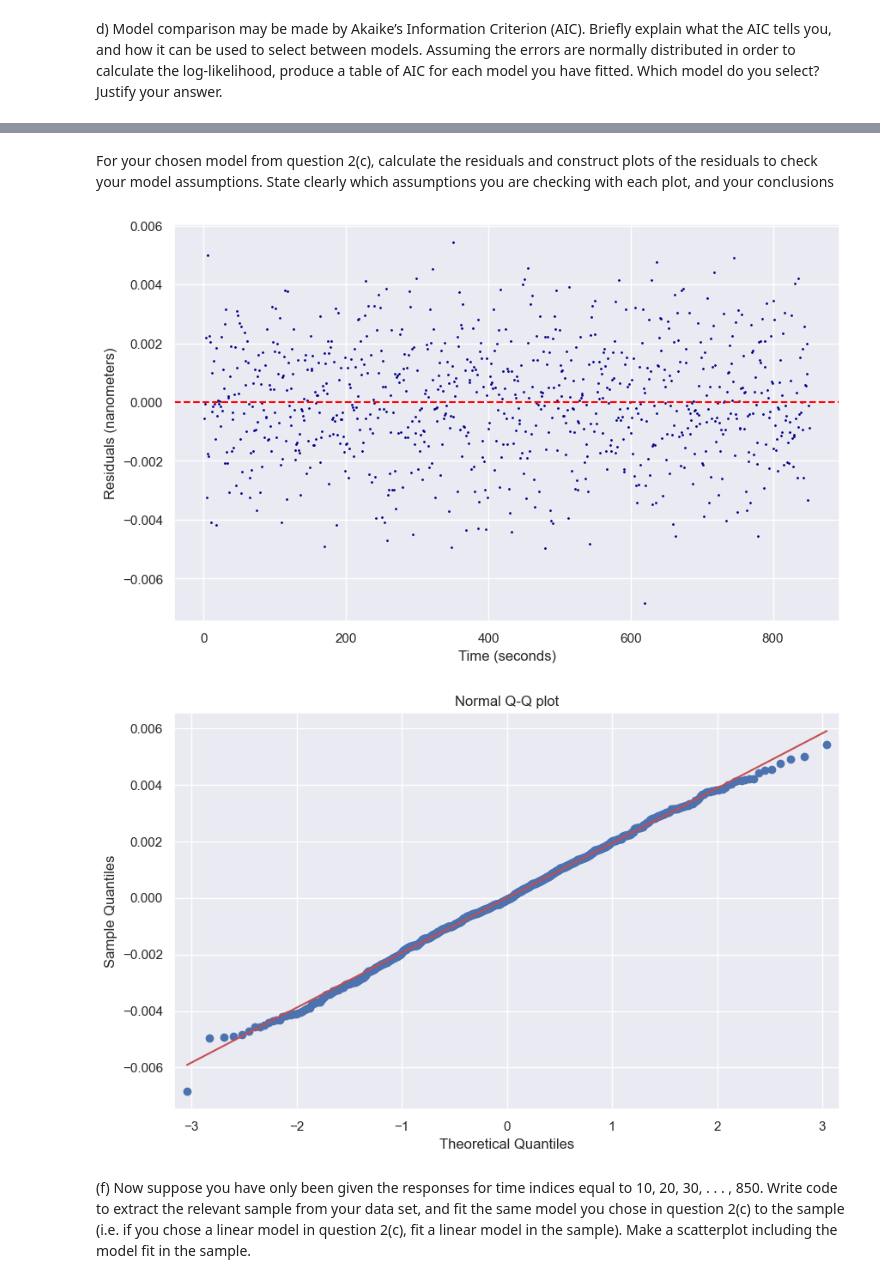
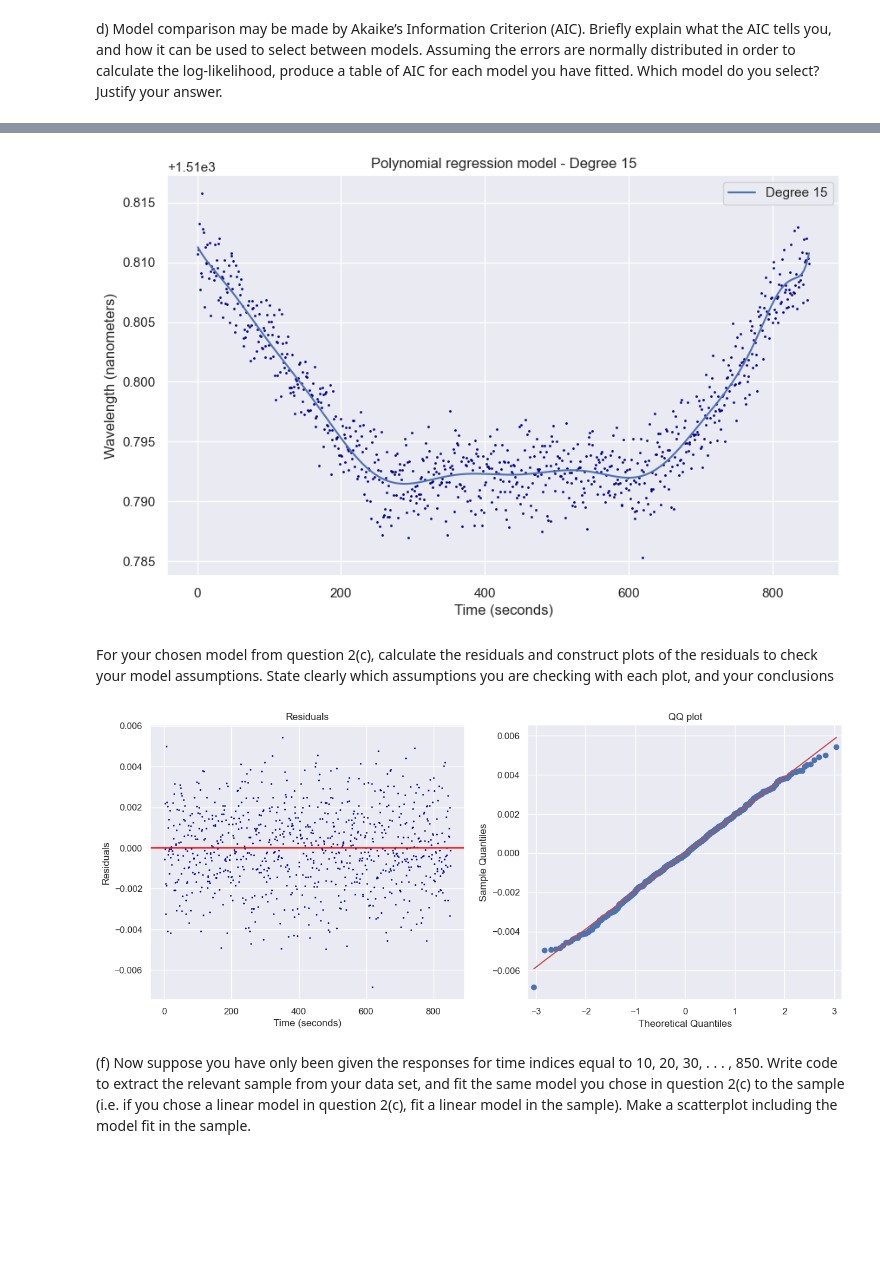
Before and after one commit to imrankhan37/Stats_Coursework, a Jupyter notebook: Task 1.ipynb, the cells around one changed output, grey strips where cells are left out. Drawn from its saved outputs; the diff is of its cells as text; code cells hidden in the pictures; blank space fills up the shorter version.

```diff
--- a/Task 1.ipynb
+++ b/Task 1.ipynb
@@ -43,0 +64,18 @@ for bi in range(len(nbins)):
+# %%
+n = len(wavelength)
+# take the cube root of n to get the number of bins
+nbins = 2 * (np.cbrt(n).astype(int))
+
+figure = plt.figure(figsize=(7, 5))
+
+sns.histplot(wavelength,
+                bins=nbins,
+                color='darkblue',
+                edgecolor='black')
+
+plt.xlabel('Wavelength (nanometres)', fontsize=14)
+plt.ylabel('Relative frequency', fontsize=14)
+
+plt.title('Histogram with {} bins'.format(nbins))
+
+plt.show()
@@ -277,3 +394,33 @@ aic_df[aic_df['aic'] == aic_df['aic'].min()]
+# %%
+
+degree = aic_df[aic_df['aic'] == aic_df['aic'].min()]['degree'].values[0]
+poly = PolynomialFeatures(degree=degree)
+
+# Transform the time data
+time_standardised_poly = poly.fit_transform(time_standardised.values.reshape(-1, 1))
+
+# Fit the model
+model.fit(time_standardised_poly, wavelength)
+
+# Plot the fitted model with a new array time_pred to represent the values for which we want to predict the response
+time_pred = np.linspace(min(time), max(time), 1000)
+time_standardised_pred = (time_pred - np.mean(time)) / np.std(time)
+
+# fit the model to the new data using the fitted model from above
+time_standardised_poly_pred = poly.fit_transform(time_standardised_pred.reshape(-1, 1))
+wavelength_pred = model.predict(time_standardised_poly_pred)
+
+plt.figure(figsize=(10, 6))
+plt.plot(time_pred, wavelength_pred, label=f'Degree {degree}')
+
+plt.scatter(time, wavelength, color='darkblue', s=1)
+plt.xlabel('Time (seconds)')
+plt.ylabel('Wavelength (nanometers)')
+plt.title('Polynomial regression model - Degree 15')
+plt.legend()
+plt.show()
+# %% [output]
+[figure, added]
 # %% [markdown]
 For your chosen model from question 2(c), calculate the residuals and construct plots
 of the residuals to check your model assumptions. State clearly which assumptions
@@ -281,45 +428,45 @@ you are checking with each plot, and your conclusions
 # %%
 # Create a polynomial feature transformer
 #make degree below select the model with the lowest AIC automatically
 
 degree = aic_df[aic_df['aic'] == aic_df['aic'].min()]['degree'].values[0]
 poly = PolynomialFeatures(degree=degree)
 
 # Transform the time data
 time_standardised_poly = poly.fit_transform(time_standardised.values.reshape(-1, 1))
 
 # Fit the model
 model.fit(time_standardised_poly, wavelength)
 
 # Plot the fitted model with a new array time_pred to represent the values for which we want to predict the response
 time_pred = np.linspace(min(time), max(time), 1000)
 time_standardised_pred = (time_pred - np.mean(time)) / np.std(time)
 
 # fit the model to the new data using the fitted model from above
 time_standardised_poly_pred = poly.fit_transform(time_standardised_pred.reshape(-1, 1))
 wavelength_pred = model.predict(time_standardised_poly_pred)
 
 # Calculate the residuals
 residuals = wavelength - model.predict(time_standardised_poly)
 
-# Plot the residuals
-plt.figure(figsize=(10, 6))
-plt.scatter(time, residuals, color='darkblue', s=1)
-plt.xlabel('Time (seconds)')
-plt.ylabel('Residuals (nanometers)')
-# Plot a horizontal line at y=0
-plt.axhline(y=0, color='red', linestyle='--')
 
-# Plot a qqplot of the residuals of sample quantiles against theoretical quantiles
-fig = plt.figure(figsize=(10, 6))
-ax = fig.add_subplot(111)
-sm.qqplot(residuals, line='s', ax=ax)
-plt.title("Normal Q-Q plot")
+#plot the residuals and a qq plot in one figure
+fig, ax = plt.subplots(1, 2, figsize=(15, 6))
 
+#plot the residuals
+ax[0].scatter(time, residuals, color='darkblue', s=1)
+ax[0].set_xlabel('Time (seconds)')
+ax[0].set_ylabel('Residuals')
+ax[0].set_title('Residuals')
+
+ax[0].axhline(0, color='red')
+
+#plot the qq plot
+sm.qqplot(residuals, line='s', ax=ax[1])
+ax[1].set_title('QQ plot')
 plt.show()
 # %% [output]
-[figure, old version]
+[figure, new version]
-[figure, removed]
 # %% [markdown]
 (f) Now suppose you have only been given the responses for time indices equal to
 10, 20, 30, . . . , 850. Write code to extract the relevant sample from your data set,
```
Also changed, not shown: parts of 20 cells of this notebook, 1 other file.
